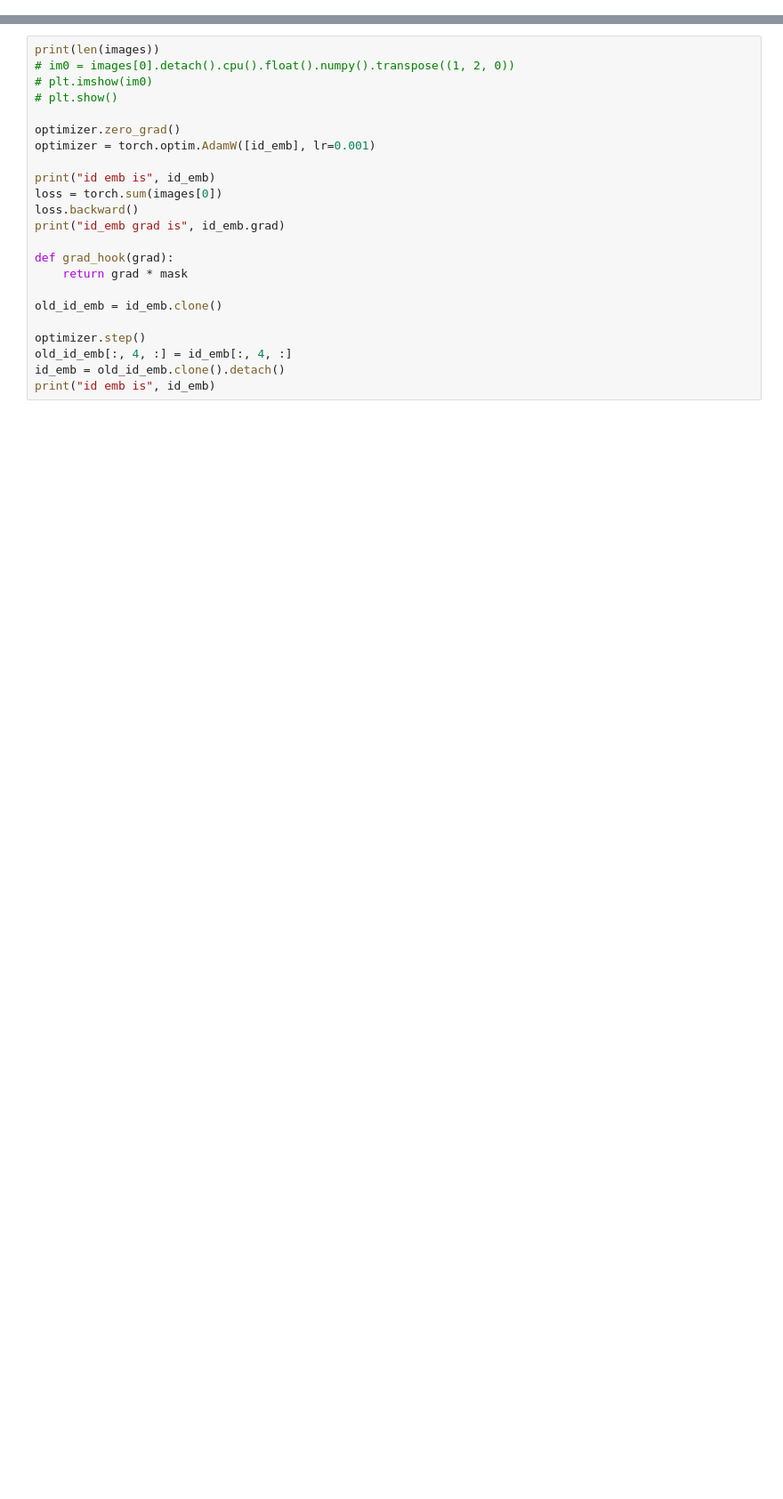
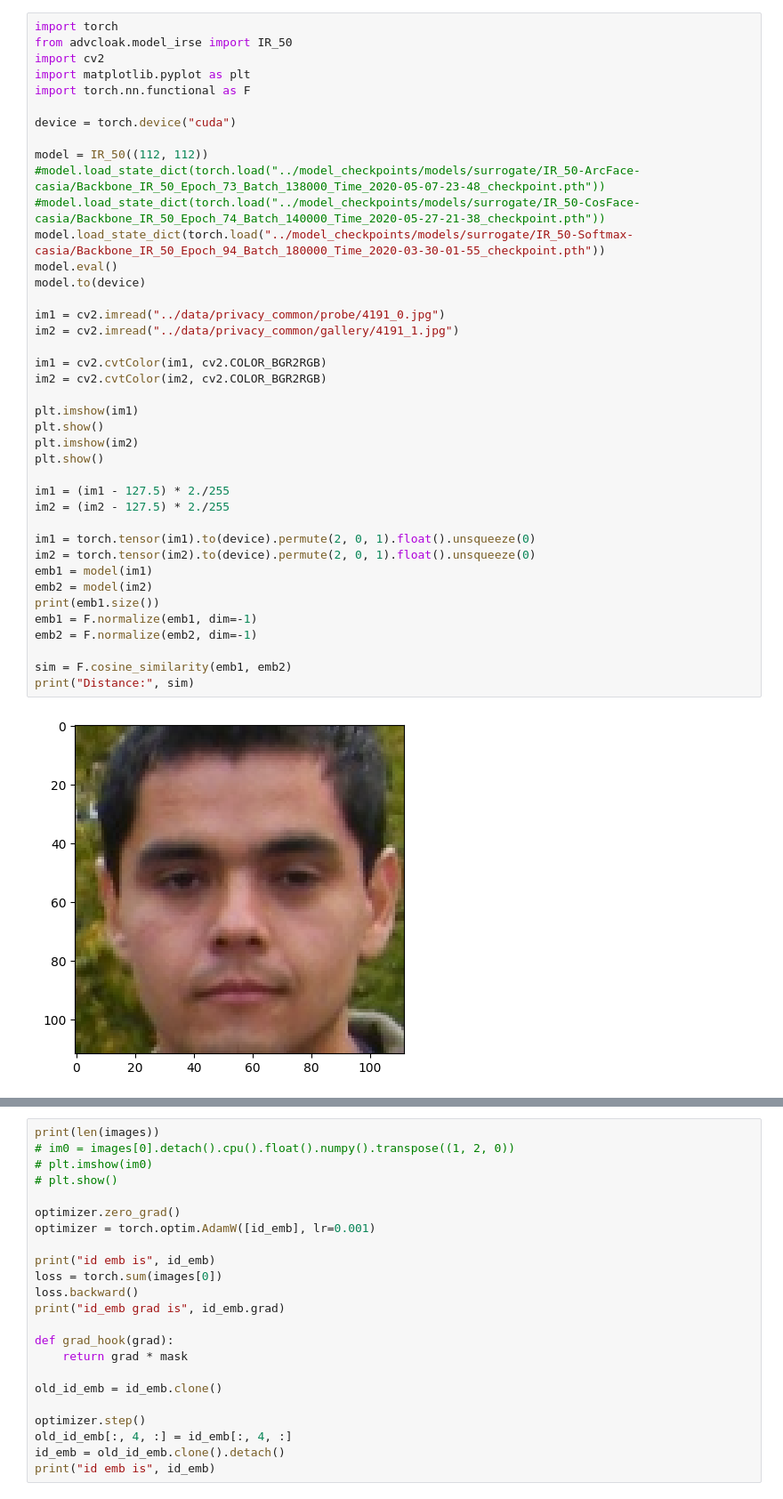
Before and after one commit to zacharyyahn/FaceCloak, a Jupyter notebook: src/experiments.ipynb, the cells around one changed output, grey strips where cells are left out. Shown at 89% size. Drawn from its saved outputs; the diff is of its cells as text; blank space fills up the shorter version.

```diff
--- a/src/experiments.ipynb
+++ b/src/experiments.ipynb
@@ -0,0 +1,42 @@
+# %%
+import torch
+from advcloak.model_irse import IR_50
+import cv2
+import matplotlib.pyplot as plt
+import torch.nn.functional as F
+
+device = torch.device("cuda")
+
+model = IR_50((112, 112))
+#model.load_state_dict(torch.load("../model_checkpoints/models/surrogate/IR_50-ArcFace-casia/Backbone_IR_50_Epoch_73_Batch_138000_Time_2020-05-07-23-48_checkpoint.pth"))
+#model.load_state_dict(torch.load("../model_checkpoints/models/surrogate/IR_50-CosFace-casia/Backbone_IR_50_Epoch_74_Batch_140000_Time_2020-05-27-21-38_checkpoint.pth"))
+model.load_state_dict(torch.load("../model_checkpoints/models/surrogate/IR_50-Softmax-casia/Backbone_IR_50_Epoch_94_Batch_180000_Time_2020-03-30-01-55_checkpoint.pth"))
+model.eval()
+model.to(device)
+
+im1 = cv2.imread("../data/privacy_common/probe/4191_0.jpg")
+im2 = cv2.imread("../data/privacy_common/gallery/4191_1.jpg")
+
+im1 = cv2.cvtColor(im1, cv2.COLOR_BGR2RGB)
+im2 = cv2.cvtColor(im2, cv2.COLOR_BGR2RGB)
+
+plt.imshow(im1)
+plt.show()
+plt.imshow(im2)
+plt.show()
+
+im1 = (im1 - 127.5) * 2./255
+im2 = (im2 - 127.5) * 2./255
+
+im1 = torch.tensor(im1).to(device).permute(2, 0, 1).float().unsqueeze(0)
+im2 = torch.tensor(im2).to(device).permute(2, 0, 1).float().unsqueeze(0)
+emb1 = model(im1)
+emb2 = model(im2)
+print(emb1.size())
+emb1 = F.normalize(emb1, dim=-1)
+emb2 = F.normalize(emb2, dim=-1)
+
+sim = F.cosine_similarity(emb1, emb2)
+print("Distance:", sim)
+# %% [output]
+[figure, added]
```
Also changed, not shown: parts of 8 cells of this notebook, 19 other files.
